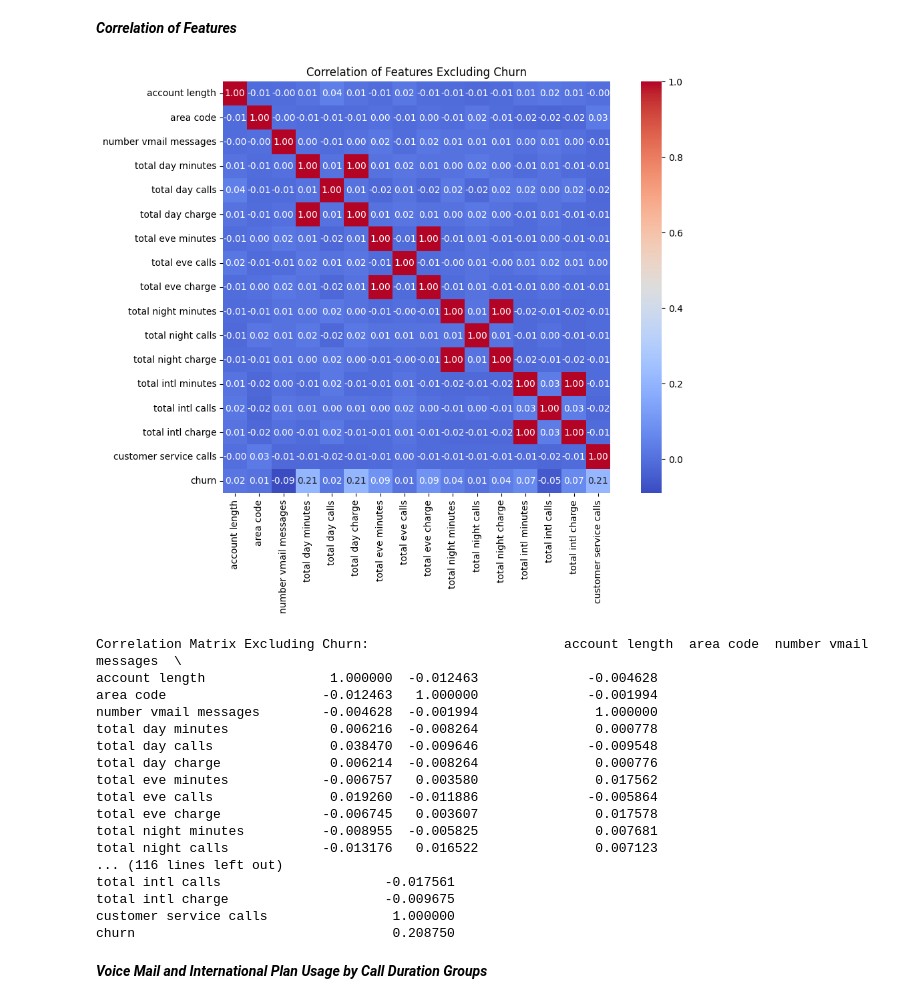
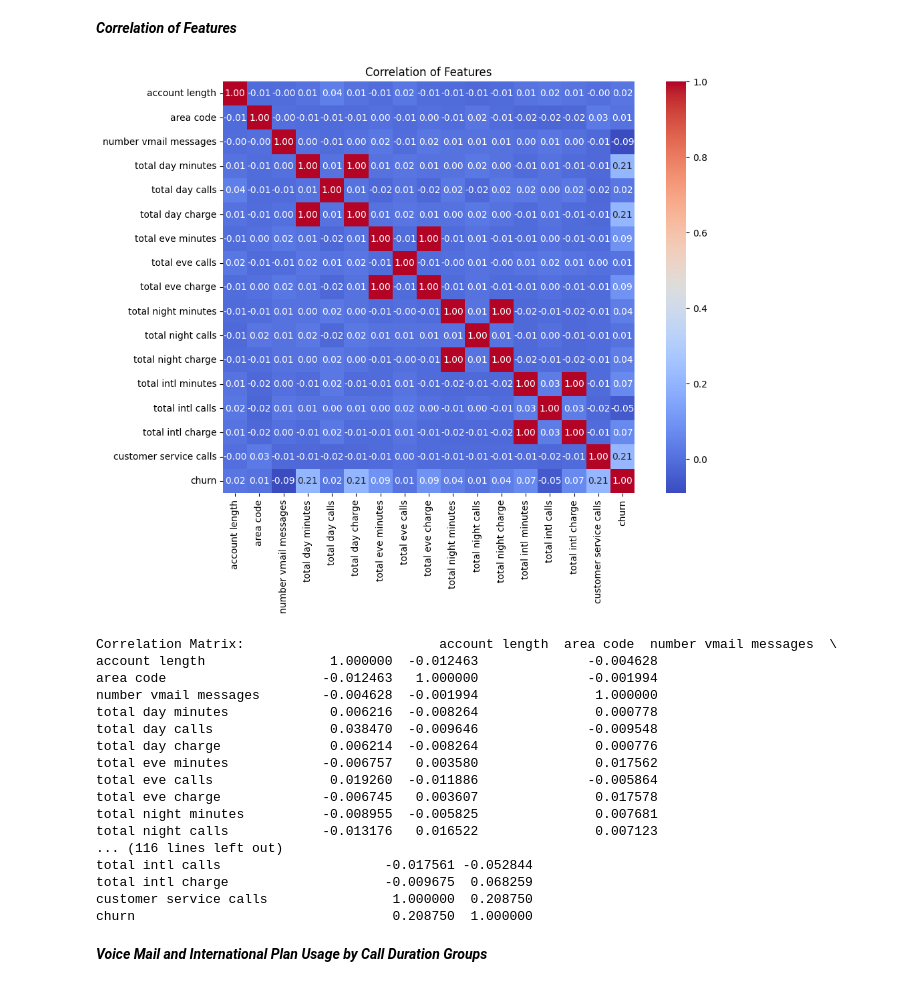
Before and after one commit to Tarannum-Samiha/Telecom-Churn-Analysis, a Jupyter notebook: Telecom_Churn.ipynb, the cells around one changed output. Cells and saved outputs as stored; diff of their text form; code cells hidden in the pictures.

```diff
--- a/Telecom_Churn.ipynb
+++ b/Telecom_Churn.ipynb
@@ -155,19 +159,19 @@ Customers with a Voice Mail Plan have a churn rate of 8.68%.
 # %%
 telecom_data = pd.read_csv('Telecom Churn.csv')
 telecom_data['churn'] = telecom_data['churn'].astype("int64")
 
 numeric_features = telecom_data.select_dtypes(include=['number'])
 correlation_matrix = numeric_features.corr()
 
 plt.figure(figsize=(12, 8))
-sns.heatmap(correlation_matrix.drop('churn', axis=1), annot=True, fmt=".2f", cmap='coolwarm', square=True)
-plt.title('Correlation of Features Excluding Churn')
+sns.heatmap(correlation_matrix, annot=True, fmt=".2f", cmap='coolwarm', square=True)
+plt.title('Correlation of Features')
 plt.show()
 
-print("Correlation Matrix Excluding Churn:", correlation_matrix.drop('churn', axis=1))
+print("Correlation Matrix:", correlation_matrix)
 # %% [output]
-[figure, old version]
+[figure, new version]
-Correlation Matrix Excluding Churn:                         account length  area code  number vmail messages  \
+Correlation Matrix:                         account length  area code  number vmail messages  \
 account length                1.000000  -0.012463              -0.004628
 area code                    -0.012463   1.000000              -0.001994
 number vmail messages        -0.004628  -0.001994               1.000000
@@ -180,10 +184,10 @@ total eve charge             -0.006745   0.003607               0.017578
 total night minutes          -0.008955  -0.005825               0.007681
 total night calls            -0.013176   0.016522               0.007123
 ... (116 lines left out)
-total intl calls                     -0.017561
-total intl charge                    -0.009675
-customer service calls                1.000000
-churn                                 0.208750
+total intl calls                     -0.017561 -0.052844
+total intl charge                    -0.009675  0.068259
+customer service calls                1.000000  0.208750
+churn                                 0.208750  1.000000
 # %% [markdown]
 ***Voice Mail and International Plan Usage by Call Duration Groups***
 # %%
```
Also changed, not shown: parts of 13 cells of this notebook.
